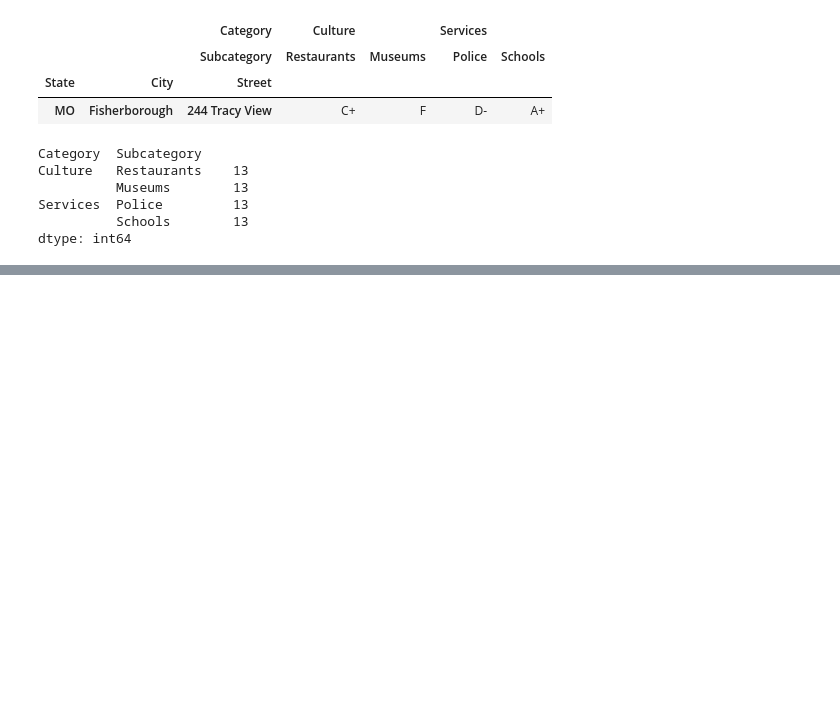
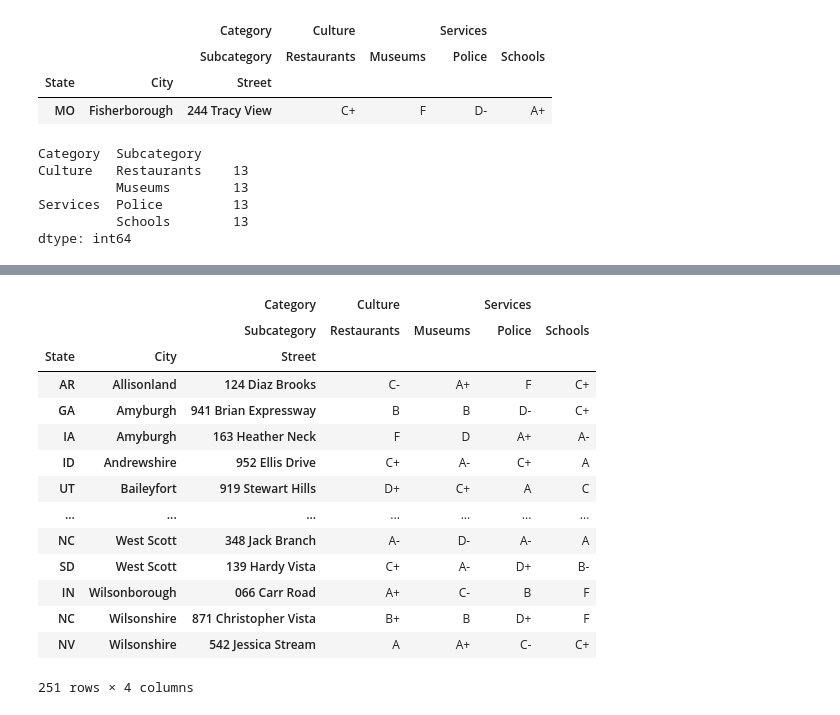
Before and after one commit to rickhall2000/ongoing-learning, a Jupyter notebook: pandas_in_action/ch_7_MultiIndex_DataFrames.ipynb, the cells around one changed output, grey strips where cells are left out. Drawn from its saved outputs; the diff is of its cells as text; code cells hidden in the pictures; blank space fills up the shorter version.

```diff
--- a/pandas_in_action/ch_7_MultiIndex_DataFrames.ipynb
+++ b/pandas_in_action/ch_7_MultiIndex_DataFrames.ipynb
@@ -224,0 +267,19 @@ dtype: int64
+# %%
+neighborhoods.sort_index(level=1)
+neighborhoods.sort_index(level="City")
+# %% [output]
+|  |  | Category | Culture |  | Services |  |
+|  |  | Subcategory | Restaurants | Museums | Police | Schools |
+| State | City | Street |  |  |  |  |
+| AR | Allisonland | 124 Diaz Brooks | C- | A+ | F | C+ |
+| GA | Amyburgh | 941 Brian Expressway | B | B | D- | C+ |
+| IA | Amyburgh | 163 Heather Neck | F | D | A+ | A- |
+| ID | Andrewshire | 952 Ellis Drive | C+ | A- | C+ | A |
+| UT | Baileyfort | 919 Stewart Hills | D+ | C+ | A | C |
+| ... | ... | ... | ... | ... | ... | ... |
+| NC | West Scott | 348 Jack Branch | A- | D- | A- | A |
+| SD | West Scott | 139 Hardy Vista | C+ | A- | D+ | B- |
+| IN | Wilsonborough | 066 Carr Road | A+ | C- | B | F |
+| NC | Wilsonshire | 871 Christopher Vista | B+ | B | D+ | F |
+| NV | Wilsonshire | 542 Jessica Stream | A | A+ | C- | C+ |
+251 rows × 4 columns
```
Also changed, not shown: parts of 50 cells of this notebook, 2 other files.
